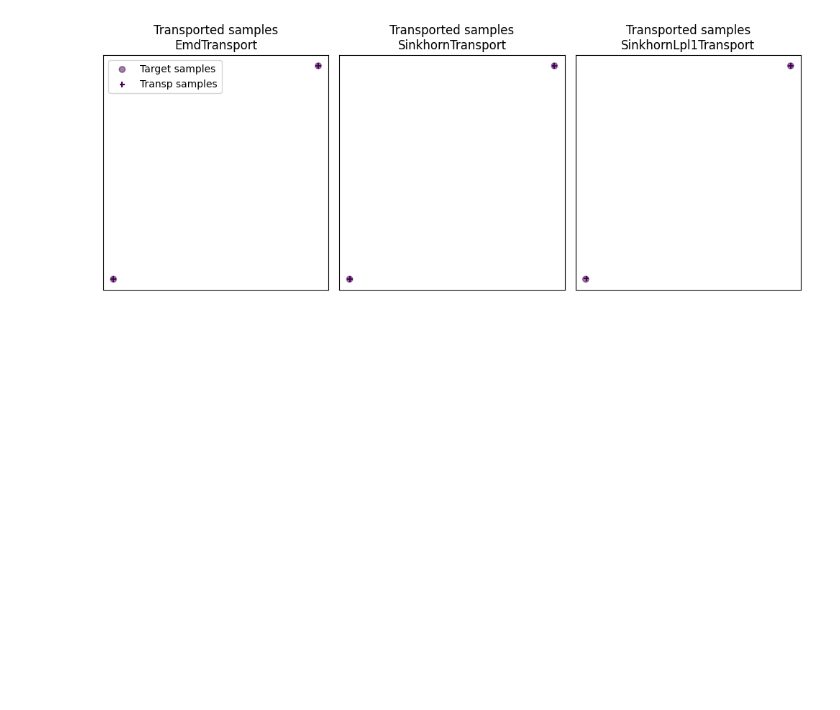
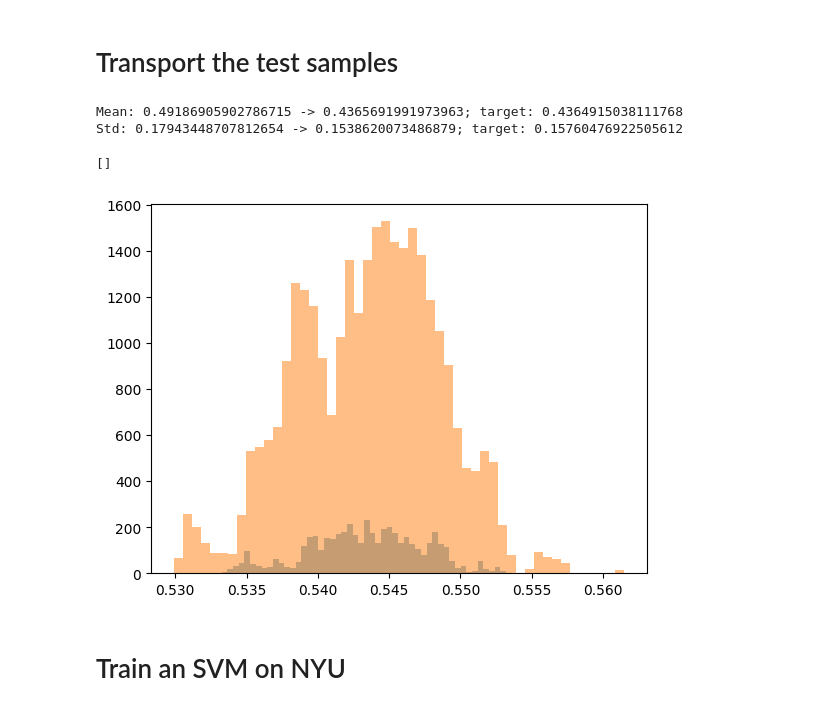
Before and after one commit to balazsmorv/fmri_classifier, a Jupyter notebook: Notebook experiments/Transforms/Optimal Transport.ipynb, the cells around one changed output. Saved outputs shown, nothing was run; the diff lists cells and outputs as text; code cells hidden in the pictures; blank space fills up the shorter version.

```diff
--- a/Notebook experiments/Transforms/Optimal Transport.ipynb
+++ b/Notebook experiments/Transforms/Optimal Transport.ipynb
@@ -121,35 +150,19 @@ pl.tight_layout()
-# %%
-# display transported samples
-pl.figure(4, figsize=(10, 4))
-pl.subplot(1, 3, 1)
-pl.scatter(Xt[:, 0], Xt[:, 1], c=yt, marker='o',
-           label='Target samples', alpha=0.5)
-pl.scatter(transp_Xs_emd[:, 0], transp_Xs_emd[:, 1], c=ys,
-           marker='+', label='Transp samples', s=30)
-pl.title('Transported samples\nEmdTransport')
-pl.legend(loc=0)
-pl.xticks([])
-pl.yticks([])
-
-pl.subplot(1, 3, 2)
-pl.scatter(Xt[:, 0], Xt[:, 1], c=yt, marker='o',
-           label='Target samples', alpha=0.5)
-pl.scatter(transp_Xs_sinkhorn[:, 0], transp_Xs_sinkhorn[:, 1], c=ys,
-           marker='+', label='Transp samples', s=30)
-pl.title('Transported samples\nSinkhornTransport')
-pl.xticks([])
-pl.yticks([])
-
-pl.subplot(1, 3, 3)
-pl.scatter(Xt[:, 0], Xt[:, 1], c=yt, marker='o',
-           label='Target samples', alpha=0.5)
-pl.scatter(transp_Xs_lpl1[:, 0], transp_Xs_lpl1[:, 1], c=ys,
-           marker='+', label='Transp samples', s=30)
-pl.title('Transported samples\nSinkhornLpl1Transport')
-pl.xticks([])
-pl.yticks([])
-
-pl.tight_layout()
-pl.show()
-# %% [output]
-[figure, removed]
+# %% [markdown]
+# Transport the test samples
+# %%
+transformed_test = ot_sinkhorn.transform(Xs=X_um1_test)
+
+print(f'Mean: {X_um1_test.mean()} -> {transformed_test.mean()}; target: {X_nyu.mean()}')
+print(f'Std: {X_um1_test.std()} -> {transformed_test.std()}; target: {X_nyu.std()}')
+# %% [output]
+Mean: 0.49186905902786715 -> 0.4365691991973963; target: 0.4364915038111768
+Std: 0.17943448707812654 -> 0.1538620073486879; target: 0.15760476922505612
+# %%
+plt.hist(transformed_test[:, feature_to_plot], bins=50, alpha=0.5)
+plt.hist(X_nyu[:, feature_to_plot], bins=50, alpha=0.5)
+plt.plot()
+# %% [output]
+[]
+[figure, added]
+# %% [markdown]
+# Train an SVM on NYU
```
Also changed, not shown: parts of 22 cells of this notebook, 3 other files.
